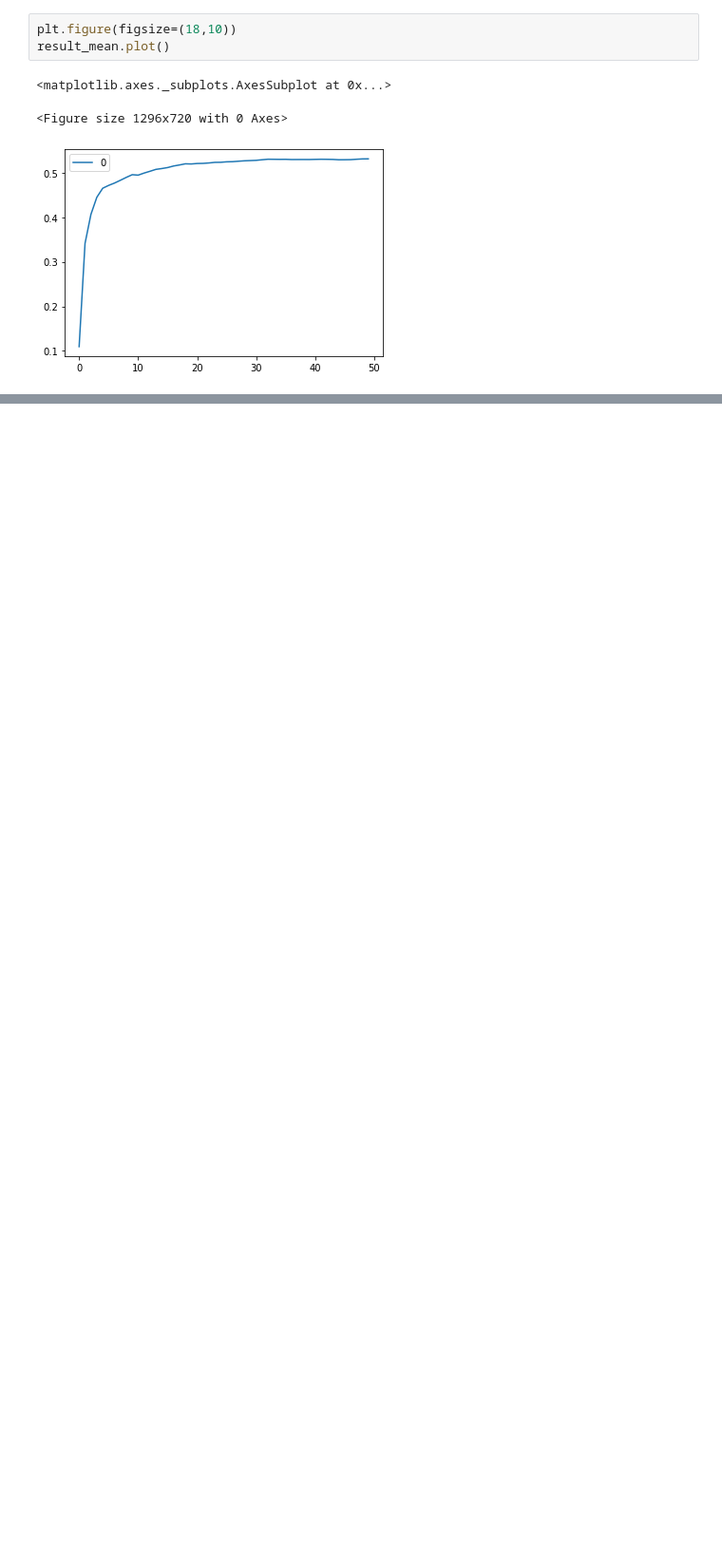
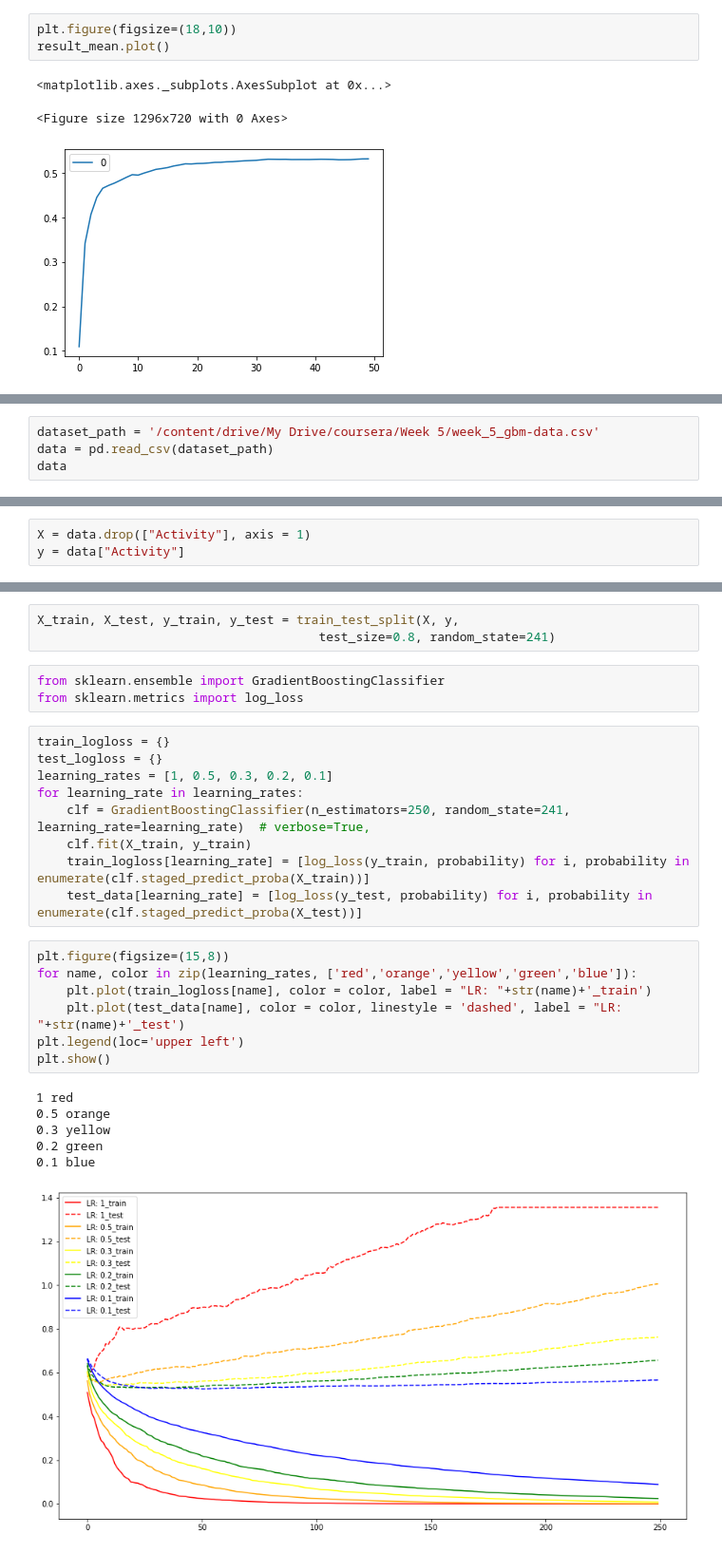
Before and after one commit to sidorkinandrew/kaggle, a Jupyter notebook: coursera/HSE_introML/Coursera_HSE_Intro_ML_week_5_tasks.ipynb, the cells around one changed output, grey strips where cells are left out. Shown: that part at 95% size. Cells and saved outputs as stored; diff of their text form; blank space fills up the shorter version.

```diff
--- a/coursera/HSE_introML/Coursera_HSE_Intro_ML_week_5_tasks.ipynb
+++ b/coursera/HSE_introML/Coursera_HSE_Intro_ML_week_5_tasks.ipynb
@@ -117,0 +125,4 @@ result_mean[result_mean[0]>.52]
+# %%
+dataset_path = '/content/drive/My Drive/coursera/Week 5/week_5_gbm-data.csv'
+data = pd.read_csv(dataset_path)
+data
@@ -117,0 +143,3 @@ result_mean[result_mean[0]>.52]
+# %%
+X = data.drop(["Activity"], axis = 1)
+y = data["Activity"]
@@ -117,0 +150,29 @@ result_mean[result_mean[0]>.52]
+# %%
+X_train, X_test, y_train, y_test = train_test_split(X, y,
+                                      test_size=0.8, random_state=241)
+# %%
+from sklearn.ensemble import GradientBoostingClassifier
+from sklearn.metrics import log_loss
+# %%
+train_logloss = {}
+test_logloss = {}
+learning_rates = [1, 0.5, 0.3, 0.2, 0.1]
+for learning_rate in learning_rates:
+    clf = GradientBoostingClassifier(n_estimators=250, random_state=241, learning_rate=learning_rate)  # verbose=True,
+    clf.fit(X_train, y_train)
+    train_logloss[learning_rate] = [log_loss(y_train, probability) for i, probability in enumerate(clf.staged_predict_proba(X_train))]
+    test_data[learning_rate] = [log_loss(y_test, probability) for i, probability in enumerate(clf.staged_predict_proba(X_test))]
+# %%
+plt.figure(figsize=(15,8))
+for name, color in zip(learning_rates, ['red','orange','yellow','green','blue']):
+    plt.plot(train_logloss[name], color = color, label = "LR: "+str(name)+'_train')
+    plt.plot(test_data[name], color = color, linestyle = 'dashed', label = "LR: "+str(name)+'_test')
+plt.legend(loc='upper left')
+plt.show()
+# %% [output]
+1 red
+0.5 orange
+0.3 yellow
+0.2 green
+0.1 blue
+[figure, added]
```
Also changed, not shown: parts of 8 cells of this notebook.
